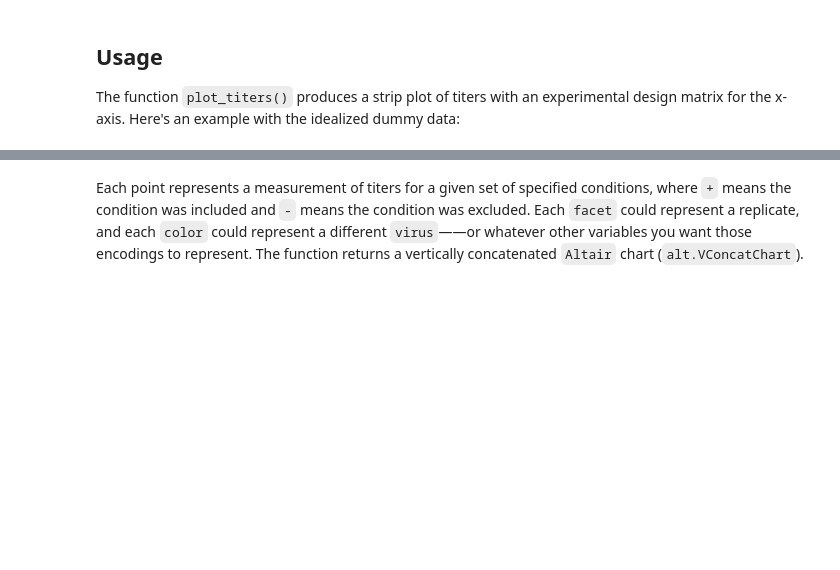
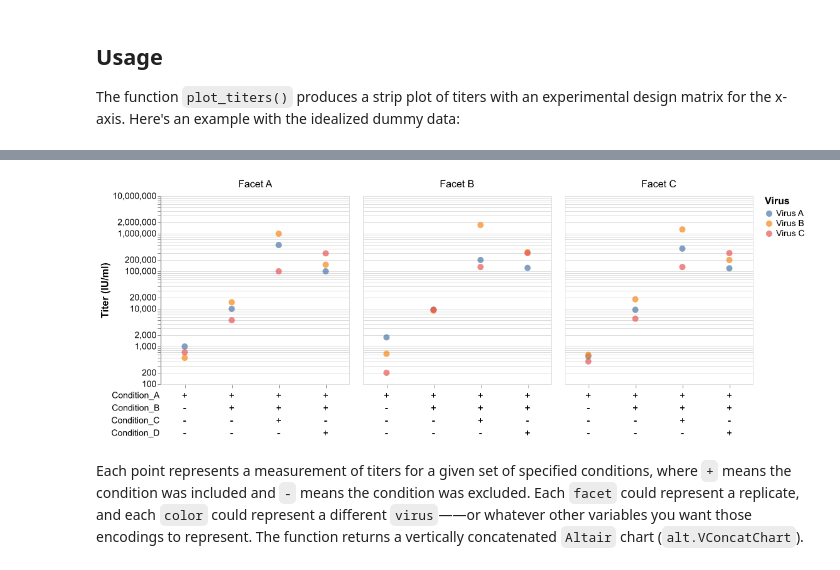
Before and after one commit to WillHannon-MCB/titerplot, a Jupyter notebook: docs/plotting-demo.ipynb, the cells around one changed output, grey strips where cells are left out. Saved outputs shown, nothing was run; the diff lists cells and outputs as text; code cells hidden in the pictures; blank space fills up the shorter version.

Commit message:
Update demo notebook with images

```diff
--- a/docs/plotting-demo.ipynb
+++ b/docs/plotting-demo.ipynb
@@ -12,7 +20,7 @@ from titerplot import plot_titers
 
 The idealized input data to `plot_titers()` looks like this:
 # %%
-data = pd.read_csv("../data/dummy_titers.csv")
+data = pd.read_csv(f"{prefix}/data/dummy_titers.csv")
 data.head()
 # %% [output]
 |  | Titer | Virus | Facet | Condition_A | Condition_B | Condition_C | Condition_D |
@@ -28,11 +36,14 @@ Each condition in the experimental design is a column (`Condition_A`, `Condition
 
 The function `plot_titers()` produces a strip plot of titers with an experimental design matrix for the x-axis. Here's an example with the idealized dummy data:
 # %%
-plot_titers(
+chart = plot_titers(
     data,
     titer_col="Titer",
     condition_cols=["Condition_A", "Condition_B", "Condition_C", "Condition_D"],
     facet_col="Facet",
     color_col="Virus"
 )
+
+chart.save(f'{prefix}/tests/images/dummy_titers.png')
+display(Image(filename=f'{prefix}/tests/images/dummy_titers.png'))
 # %% [output]
@@ -40,3 +50,4 @@ plot_titers(
+[figure, added]
 # %% [markdown]
 Each point represents a measurement of titers for a given set of specified conditions, where `+` means the condition was included and `-` means the condition was excluded. Each `facet` could represent a replicate, and each `color` could represent a different `virus`——or whatever other variables you want those encodings to represent. The function returns a vertically concatenated `Altair` chart (`alt.VConcatChart`).
 # %% [markdown]
```
Also changed, not shown: parts of 11 cells of this notebook, 12 other files.
